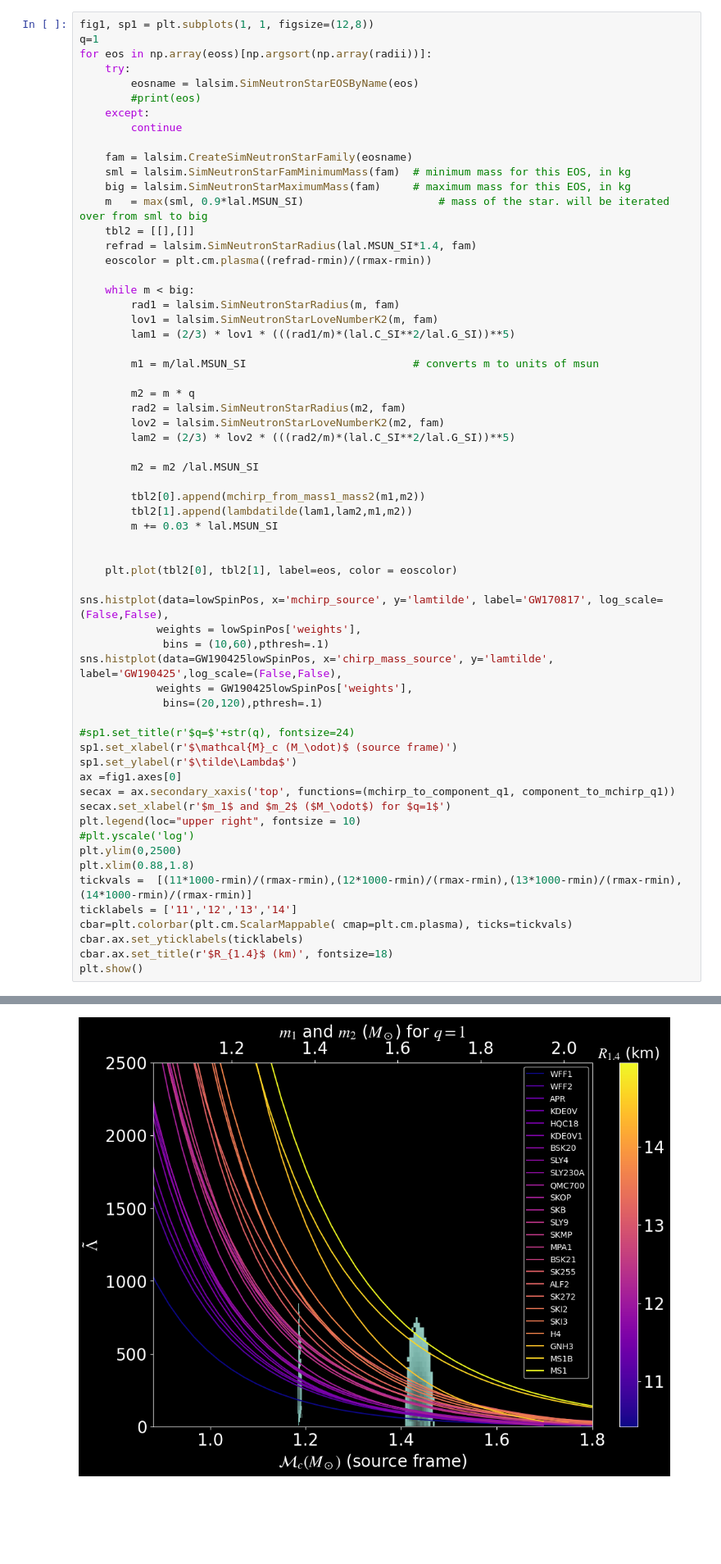
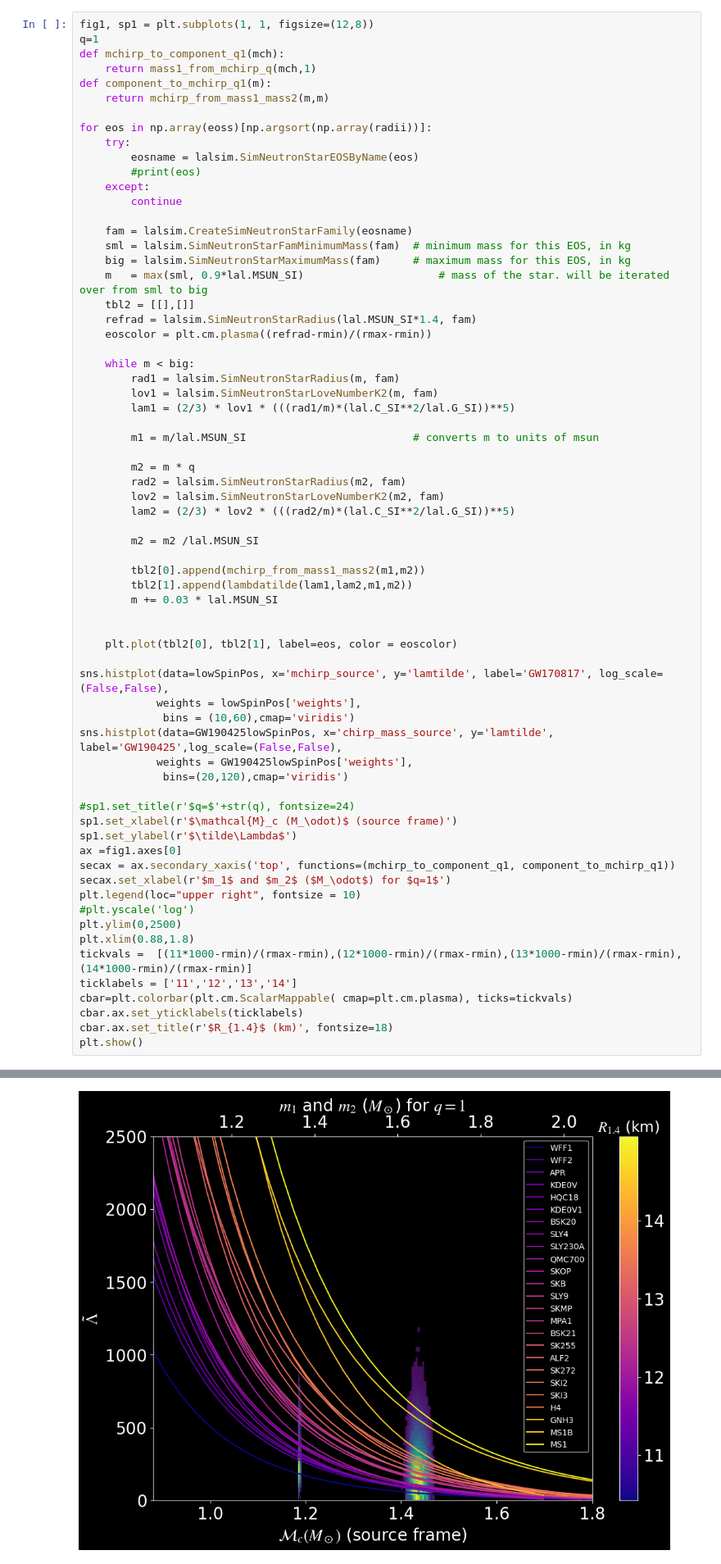
Before and after one commit to jsread/APSPlots2024, a Jupyter notebook: Read_APS_Plots_2024.ipynb, the cells around one changed output, grey strips where cells are left out. Shown at 82% size. Drawn from its saved outputs; the diff is of its cells as text; blank space fills up the shorter version.

```diff
--- a/Read_APS_Plots_2024.ipynb
+++ b/Read_APS_Plots_2024.ipynb
@@ -519,6 +507,11 @@ def component_to_mchirp_q1(m):
 # %%
 fig1, sp1 = plt.subplots(1, 1, figsize=(12,8))
 q=1
+def mchirp_to_component_q1(mch):
+    return mass1_from_mchirp_q(mch,1)
+def component_to_mchirp_q1(m):
+    return mchirp_from_mass1_mass2(m,m)
+
 for eos in np.array(eoss)[np.argsort(np.array(radii))]:
     try:
         eosname = lalsim.SimNeutronStarEOSByName(eos)
@@ -552,33 +545,33 @@ for eos in np.array(eoss)[np.argsort(np.array(radii))]:
         tbl2[1].append(lambdatilde(lam1,lam2,m1,m2))
         m += 0.03 * lal.MSUN_SI
 
 
     plt.plot(tbl2[0], tbl2[1], label=eos, color = eoscolor)
 
 sns.histplot(data=lowSpinPos, x='mchirp_source', y='lamtilde', label='GW170817', log_scale=(False,False),
             weights = lowSpinPos['weights'],
-             bins = (10,60),pthresh=.1)
+             bins = (10,60),cmap='viridis')
 sns.histplot(data=GW190425lowSpinPos, x='chirp_mass_source', y='lamtilde', label='GW190425',log_scale=(False,False),
             weights = GW190425lowSpinPos['weights'],
-             bins=(20,120),pthresh=.1)
+             bins=(20,120),cmap='viridis')
 
 #sp1.set_title(r'$q=$'+str(q), fontsize=24)
 sp1.set_xlabel(r'$\mathcal{M}_c (M_\odot)$ (source frame)')
 sp1.set_ylabel(r'$\tilde\Lambda$')
 ax =fig1.axes[0]
 secax = ax.secondary_xaxis('top', functions=(mchirp_to_component_q1, component_to_mchirp_q1))
 secax.set_xlabel(r'$m_1$ and $m_2$ ($M_\odot$) for $q=1$')
 plt.legend(loc="upper right", fontsize = 10)
 #plt.yscale('log')
 plt.ylim(0,2500)
 plt.xlim(0.88,1.8)
 tickvals =  [(11*1000-rmin)/(rmax-rmin),(12*1000-rmin)/(rmax-rmin),(13*1000-rmin)/(rmax-rmin),(14*1000-rmin)/(rmax-rmin)]
 ticklabels = ['11','12','13','14']
 cbar=plt.colorbar(plt.cm.ScalarMappable( cmap=plt.cm.plasma), ticks=tickvals)
 cbar.ax.set_yticklabels(ticklabels)
 cbar.ax.set_title(r'$R_{1.4}$ (km)', fontsize=18)
 plt.show()
 # %% [output]
 See: https://matplotlib.org/stable/tutorials/intermediate/legend_guide.html#implementing-a-custom-legend-handler
   plt.legend(loc="upper right", fontsize = 10)
-[figure, old version]
+[figure, new version]
```
Also changed, not shown: parts of 23 cells of this notebook.
